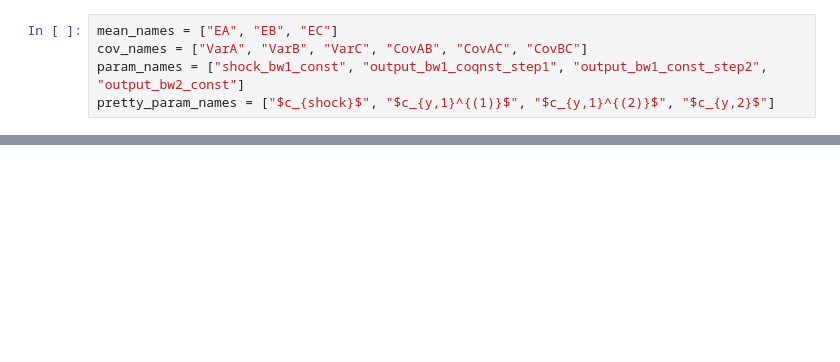
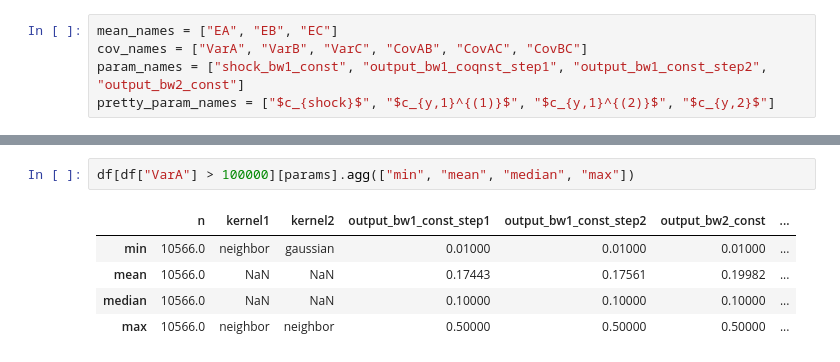
Before and after one commit to halflearned/FHHPS, a Jupyter notebook: scripts/empirical_figures.ipynb, the cells around one changed output, grey strips where cells are left out. Saved outputs shown, nothing was run; the diff lists cells and outputs as text; blank space fills up the shorter version.

```diff
--- a/scripts/empirical_figures.ipynb
+++ b/scripts/empirical_figures.ipynb
@@ -40,0 +65,8 @@ group_cols = ['output_bw1_const_step1', 'output_bw1_const_step2',  'output_bw2_c
+# %%
+df[df["VarA"] > 100000][params].agg(["min", "mean", "median", "max"])
+# %% [output]
+|  | n | kernel1 | kernel2 | output_bw1_const_step1 | output_bw1_const_step2 | output_bw2_const | ... |
+| min | 10566.0 | neighbor | gaussian | 0.01000 | 0.01000 | 0.01000 | ... |
+| mean | 10566.0 | NaN | NaN | 0.17443 | 0.17561 | 0.19982 | ... |
+| median | 10566.0 | NaN | NaN | 0.10000 | 0.10000 | 0.10000 | ... |
+| max | 10566.0 | neighbor | neighbor | 0.50000 | 0.50000 | 0.50000 | ... |
```
Also changed, not shown: parts of 23 cells of this notebook, 4 other files.
